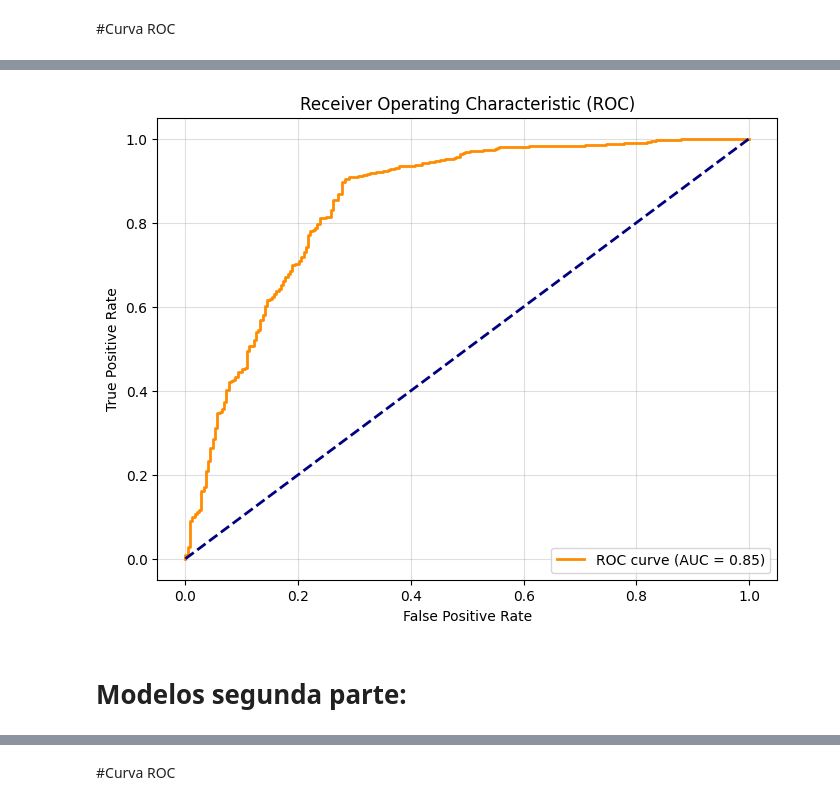
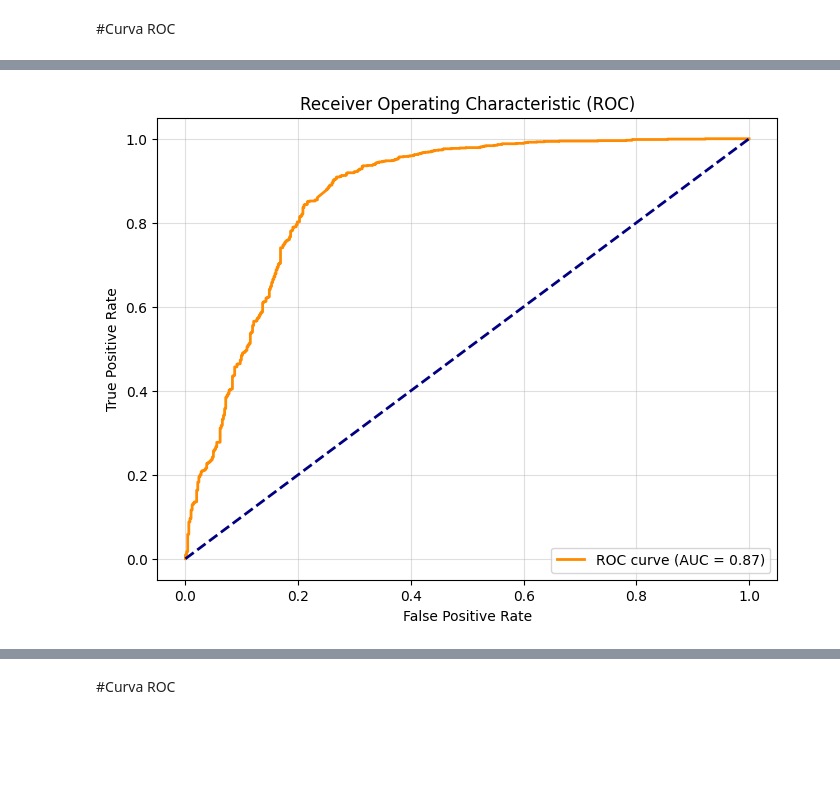
Before and after one commit to clasicancer/Casificancer, a Jupyter notebook: dev_model/Prueba_modelos.ipynb, the cells around one changed output, grey strips where cells are left out. Cells and saved outputs as stored; diff of their text form; code cells hidden in the pictures; blank space fills up the shorter version.

```diff
--- a/dev_model/Prueba_modelos.ipynb
+++ b/dev_model/Prueba_modelos.ipynb
@@ -269,7 +196,7 @@ from sklearn.metrics import f1_score
 
 # Obtener imágenes y etiquetas del conjunto de datos
 images, labels = [], []
-for img_batch, label_batch in test_ds:
+for img_batch, label_batch in val_ds:
     images.append(img_batch)
     labels.append(label_batch)
 
@@ -278,6 +205,6 @@ images = tf.concat(images, axis=0)
 labels = tf.concat(labels, axis=0)
 
 # Predecir con el modelo
-predictions = carga_modelo_1.predict(images)
+predictions = carga_modelo_cancer_2.predict(images)
 predicted_labels = (predictions > 0.5).astype(int)  # Convertir probabilidades a etiquetas binarias
 # %% [output]
@@ -382,7 +345,7 @@ from sklearn.metrics import f1_score
 
 # Obtener imágenes y etiquetas del conjunto de datos
 images, labels = [], []
-for img_batch, label_batch in test_ds:
+for img_batch, label_batch in val_ds:
     images.append(img_batch)
     labels.append(label_batch)
 
@@ -391,6 +354,6 @@ images = tf.concat(images, axis=0)
 labels = tf.concat(labels, axis=0)
 
 # Predecir con el modelo
-predictions = carga_modelo_2.predict(images)
+predictions = carga_modelo_cancer_3.predict(images)
 predicted_labels = (predictions > 0.5).astype(int)  # Convertir probabilidades a etiquetas binarias
 # %% [output]
@@ -437,10 +390,10 @@ from sklearn.metrics import roc_curve, auc
 y_true = []  # Etiquetas verdaderas
 y_pred = []  # Probabilidades predichas
 
-for images, labels in test_ds:
+for images, labels in val_ds:
     y_true.extend(labels.numpy())  # Convertir tensores a numpy
     # Get predictions for the positive class (assuming binary classification)
-    predictions = carga_modelo_2.predict(images)
+    predictions = carga_modelo_cancer_3.predict(images)
     # If your model outputs a single probability for the positive class, use:
     # y_pred.extend(predictions)
     # If your model outputs probabilities for multiple classes, use:
@@ -485,3 +438 @@ plt.show()
-[figure, old version]
+[figure, new version]
-# %% [markdown]
-# Modelos segunda parte:
```
Also changed, not shown: parts of 71 cells of this notebook, 2 other files.
